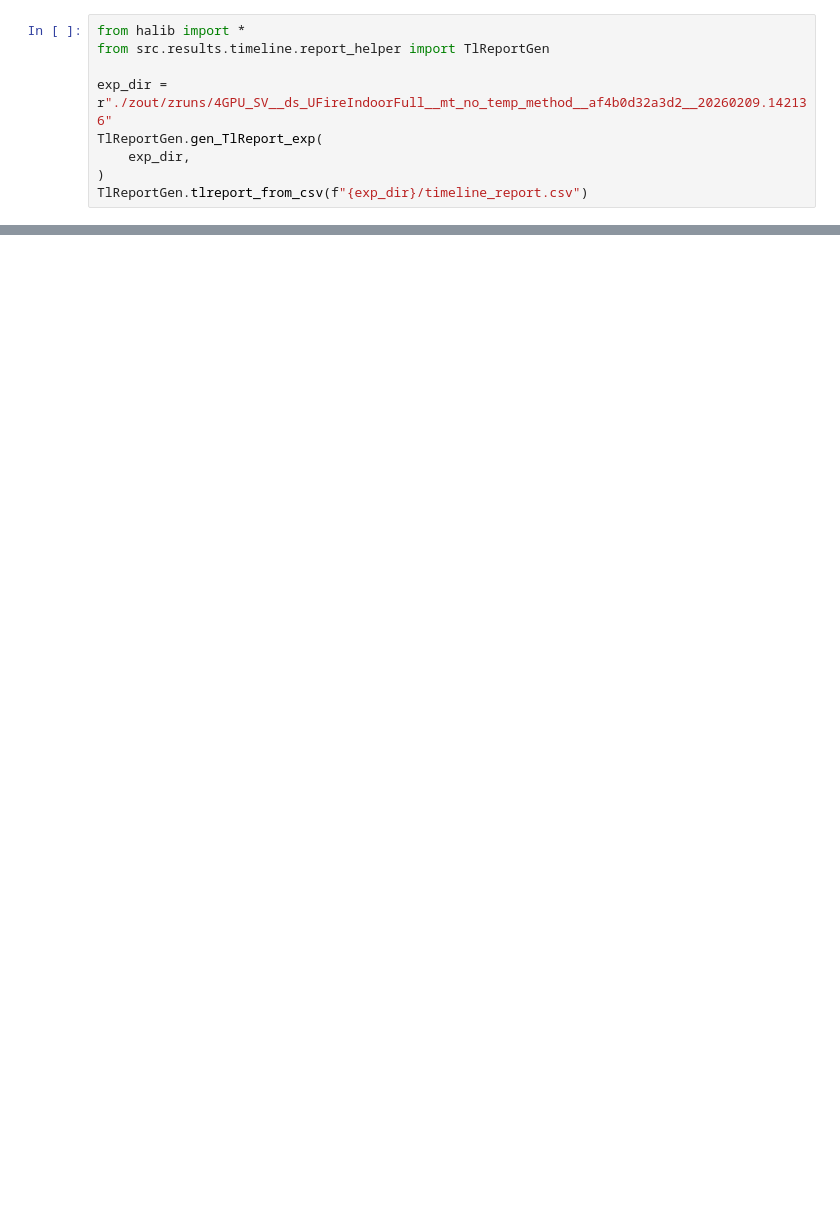
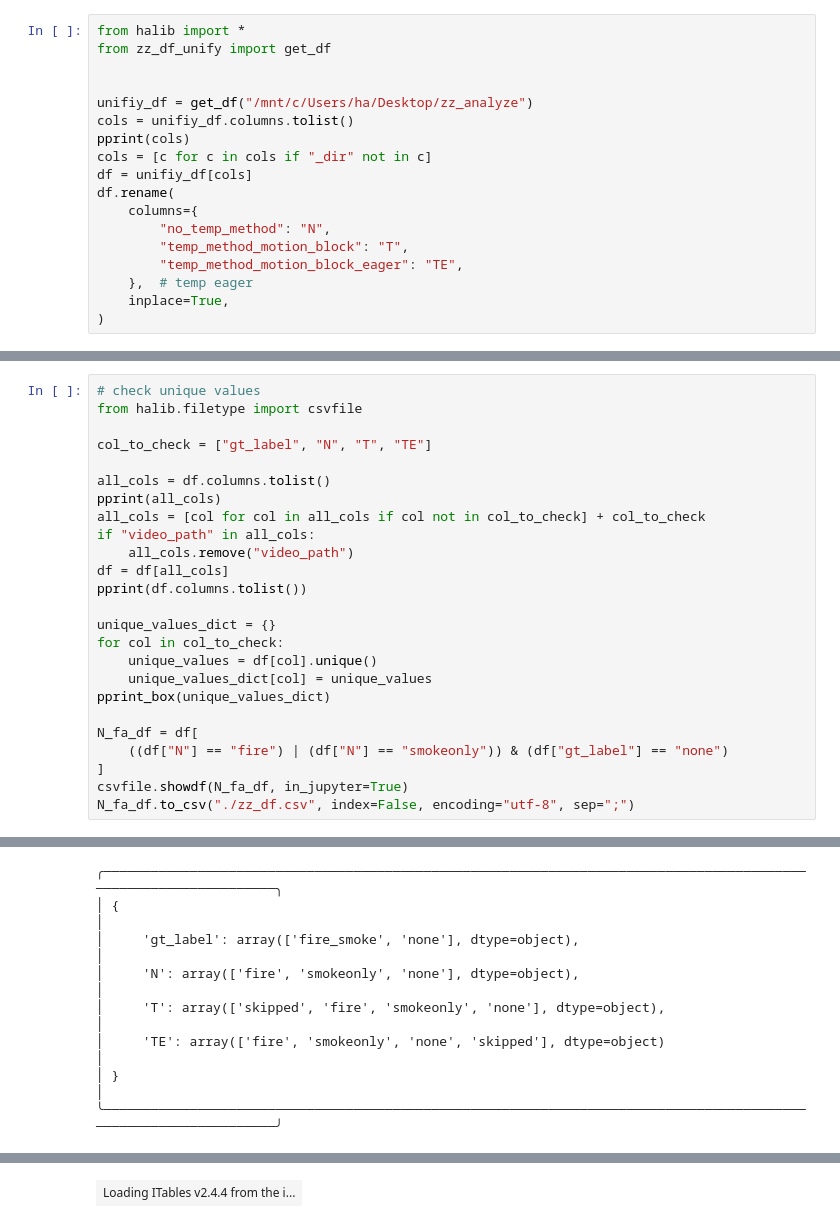
Before and after one commit to hahv/paper2_main, a Jupyter notebook: ztemp.ipynb, the cells around one changed output, grey strips where cells are left out. Saved outputs shown, nothing was run; the diff lists cells and outputs as text; blank space fills up the shorter version.

Commit message:
[eager] design

```diff
--- a/ztemp.ipynb
+++ b/ztemp.ipynb
@@ -1,10 +1,19 @@
 # %%
 from halib import *
-from src.results.timeline.report_helper import TlReportGen
+from zz_df_unify import get_df
 
-exp_dir = r"./zout/zruns/4GPU_SV__ds_UFireIndoorFull__mt_no_temp_method__af4b0d32a3d2__20260209.142136"
-TlReportGen.gen_TlReport_exp(
-    exp_dir,
+
+unifiy_df = get_df("/mnt/c/Users/ha/Desktop/zz_analyze")
+cols = unifiy_df.columns.tolist()
+pprint(cols)
+cols = [c for c in cols if "_dir" not in c]
+df = unifiy_df[cols]
+df.rename(
+    columns={
+        "no_temp_method": "N",
+        "temp_method_motion_block": "T",
+        "temp_method_motion_block_eager": "TE",
+    },  # temp eager
+    inplace=True,
 )
-TlReportGen.tlreport_from_csv(f"{exp_dir}/timeline_report.csv")
 # %% [output]
@@ -28,0 +40,26 @@ col_name=no_temp_method (7477). Using inner join to align frames.
+# %%
+# check unique values
+from halib.filetype import csvfile
+
+col_to_check = ["gt_label", "N", "T", "TE"]
+
+all_cols = df.columns.tolist()
+pprint(all_cols)
+all_cols = [col for col in all_cols if col not in col_to_check] + col_to_check
+if "video_path" in all_cols:
+    all_cols.remove("video_path")
+df = df[all_cols]
+pprint(df.columns.tolist())
+
+unique_values_dict = {}
+for col in col_to_check:
+    unique_values = df[col].unique()
+    unique_values_dict[col] = unique_values
+pprint_box(unique_values_dict)
+
+N_fa_df = df[
+    ((df["N"] == "fire") | (df["N"] == "smokeonly")) & (df["gt_label"] == "none")
+]
+csvfile.showdf(N_fa_df, in_jupyter=True)
+N_fa_df.to_csv("./zz_df.csv", index=False, encoding="utf-8", sep=";")
+# %% [output]
@@ -28,0 +68,8 @@ col_name=no_temp_method (7477). Using inner join to align frames.
+╭─────────────────────────────────────────────────────────────────────────────────────────────────────────────────╮
+│ {                                                                                                               │
+│     'gt_label': array(['fire_smoke', 'none'], dtype=object),                                                    │
+│     'N': array(['fire', 'smokeonly', 'none'], dtype=object),                                                    │
+│     'T': array(['skipped', 'fire', 'smokeonly', 'none'], dtype=object),                                         │
+│     'TE': array(['fire', 'smokeonly', 'none', 'skipped'], dtype=object)                                         │
+│ }                                                                                                               │
+╰─────────────────────────────────────────────────────────────────────────────────────────────────────────────────╯
@@ -28,0 +77 @@ col_name=no_temp_method (7477). Using inner join to align frames.
+| Loading ITables v2.4.4 from the i... |
```
Also changed, not shown: parts of 2 cells of this notebook, 11 other files.
